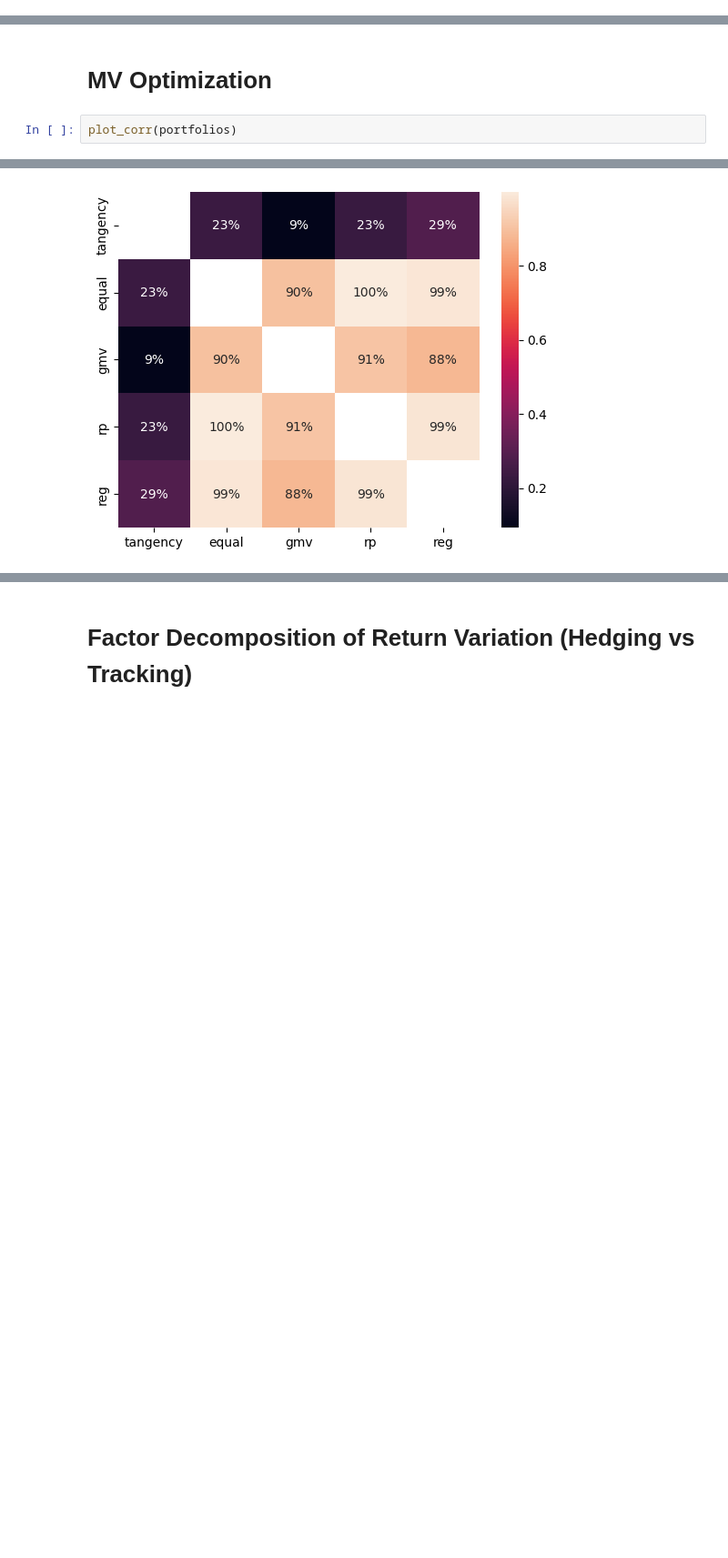
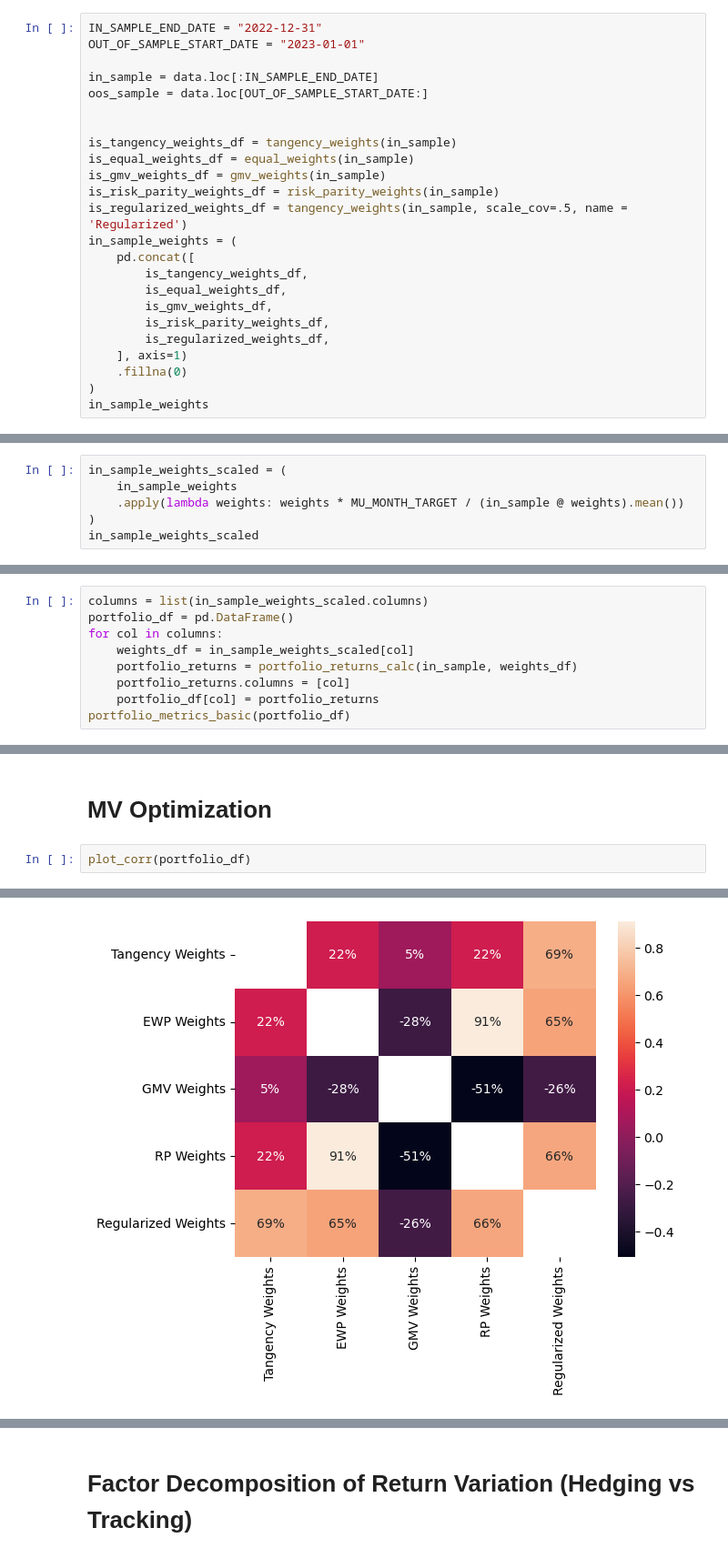
Before and after one commit to ccwhgetgit/finm-portfolio-2024, a Jupyter notebook: exam/MidTerm_Notes_1.ipynb, the cells around one changed output, grey strips where cells are left out. Shown at 91% size. Saved outputs shown, nothing was run; the diff lists cells and outputs as text; blank space fills up the shorter version.

```diff
--- a/exam/MidTerm_Notes_1.ipynb
+++ b/exam/MidTerm_Notes_1.ipynb
@@ -405,0 +531,24 @@ wts_scaled
+# %%
+IN_SAMPLE_END_DATE = "2022-12-31"
+OUT_OF_SAMPLE_START_DATE = "2023-01-01"
+
+in_sample = data.loc[:IN_SAMPLE_END_DATE]
+oos_sample = data.loc[OUT_OF_SAMPLE_START_DATE:]
+
+
+is_tangency_weights_df = tangency_weights(in_sample)
+is_equal_weights_df = equal_weights(in_sample)
+is_gmv_weights_df = gmv_weights(in_sample)
+is_risk_parity_weights_df = risk_parity_weights(in_sample)
+is_regularized_weights_df = tangency_weights(in_sample, scale_cov=.5, name = 'Regularized')
+in_sample_weights = (
+    pd.concat([
+        is_tangency_weights_df,
+        is_equal_weights_df,
+        is_gmv_weights_df,
+        is_risk_parity_weights_df,
+        is_regularized_weights_df,
+    ], axis=1)
+    .fillna(0)
+)
+in_sample_weights
@@ -405,0 +568,6 @@ wts_scaled
+# %%
+in_sample_weights_scaled = (
+    in_sample_weights
+    .apply(lambda weights: weights * MU_MONTH_TARGET / (in_sample @ weights).mean())
+)
+in_sample_weights_scaled
@@ -405,0 +596,9 @@ wts_scaled
+# %%
+columns = list(in_sample_weights_scaled.columns)
+portfolio_df = pd.DataFrame()
+for col in columns:
+    weights_df = in_sample_weights_scaled[col]
+    portfolio_returns = portfolio_returns_calc(in_sample, weights_df)
+    portfolio_returns.columns = [col]
+    portfolio_df[col] = portfolio_returns
+portfolio_metrics_basic(portfolio_df)
@@ -406,5 +614,5 @@ wts_scaled
 # %% [markdown]
 # MV Optimization
 # %%
-plot_corr(portfolios)
+plot_corr(portfolio_df)
 # %% [output]
@@ -413,4 +621,4 @@ MAX Correlation pair is ('rp', 'equal'), with a correlation of 0.999770444431773
-[figure, old version]
+[figure, new version]
 # %%
 # portfolio optimization
 
```
Also changed, not shown: parts of 32 cells of this notebook, 6 other files.
